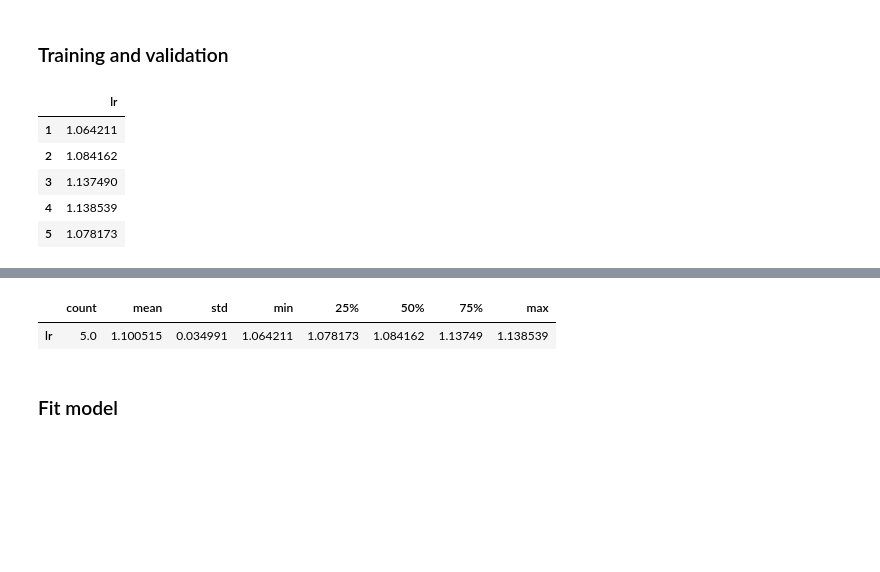
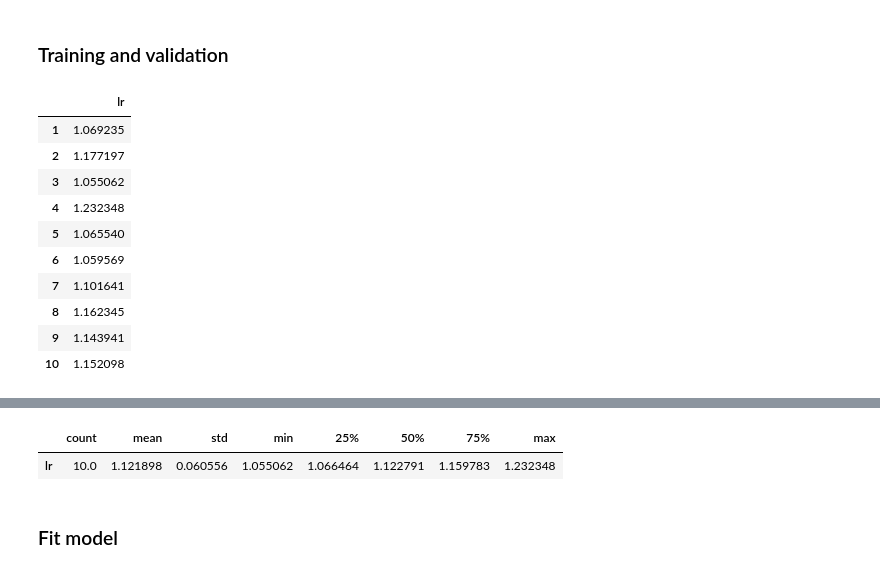
Before and after one commit to SvenWeiss-HDM/Projektgruppe_A, a Jupyter notebook: notebooks/draft-analysis_r.ipynb, the cells around one changed output, grey strips where cells are left out. Cells and saved outputs as stored; diff of their text form; code cells hidden in the pictures; blank space fills up the shorter version.

```diff
--- a/notebooks/draft-analysis_r.ipynb
+++ b/notebooks/draft-analysis_r.ipynb
@@ -207,7 +208,7 @@ df[cat_vars]=df[cat_vars].astype("category",copy=False)
 df[float_vars]=df[float_vars].astype("float",copy=False)
 df[str_vars]=df[str_vars].astype("str",copy=False)
 # %%
-variables = ['attr', 'sinc', 'intel', 'fun', 'amb', 'shar', 'prob','like','age']
+variables = ['attr', 'sinc', 'intel', 'fun', 'amb', 'shar', 'prob','like']
 df = df[variables]
 # %%
 g=sns.displot(
@@ -378,22 +359,27 @@ reg = LinearRegression()
 # %% [markdown]
 ### Training and validation
 # %%
-scores = cross_val_score(reg, X_train, y_train, cv=5, scoring='neg_mean_squared_error') *-1
+scores = cross_val_score(reg, X_train, y_train, cv=10, scoring='neg_mean_squared_error') *-1
 # store cross-validation scores
 df_scores = pd.DataFrame({"lr": scores})
 
 # reset index to match the number of folds
 df_scores.index += 1
 
 # print dataframe
 df_scores.style.background_gradient(cmap='Blues')
 # %% [output]
 |  | lr |
-| 1 | 1.064211 |
-| 2 | 1.084162 |
-| 3 | 1.137490 |
-| 4 | 1.138539 |
-| 5 | 1.078173 |
+| 1 | 1.069235 |
+| 2 | 1.177197 |
+| 3 | 1.055062 |
+| 4 | 1.232348 |
+| 5 | 1.065540 |
+| 6 | 1.059569 |
+| 7 | 1.101641 |
+| 8 | 1.162345 |
+| 9 | 1.143941 |
+| 10 | 1.152098 |
 # %%
 alt.Chart(df_scores.reset_index()).mark_line(
      point=alt.OverlayMarkDef()
@@ -407,7 +393,7 @@ alt.Chart(df_scores.reset_index()).mark_line(
 df_scores.describe().T
 # %% [output]
 |  | count | mean | std | min | 25% | 50% | 75% | max |
-| lr | 5.0 | 1.100515 | 0.034991 | 1.064211 | 1.078173 | 1.084162 | 1.13749 | 1.138539 |
+| lr | 10.0 | 1.121898 | 0.060556 | 1.055062 | 1.066464 | 1.122791 | 1.159783 | 1.232348 |
 # %% [markdown]
 ### Fit model
 # %%
```
Also changed, not shown: parts of 21 cells of this notebook, 1 other file.
